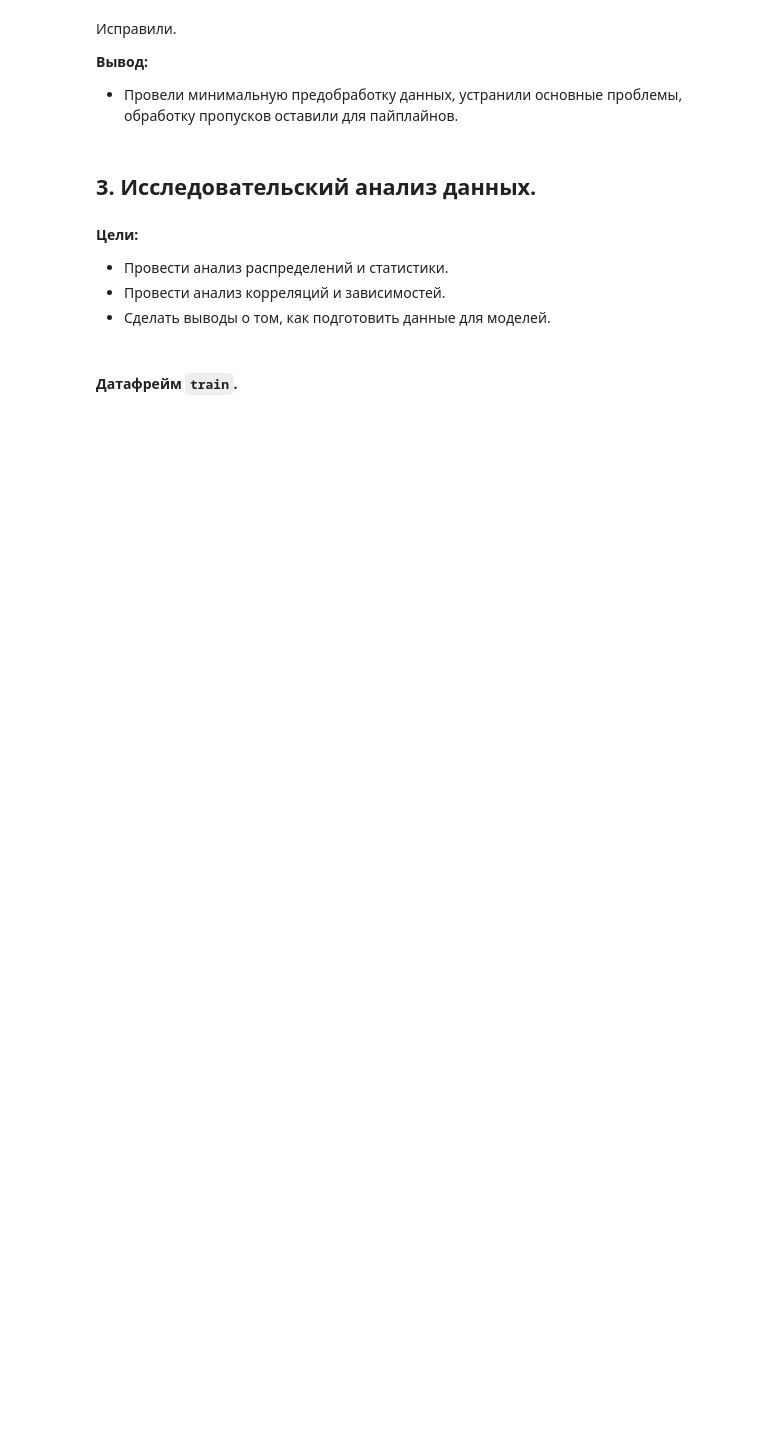
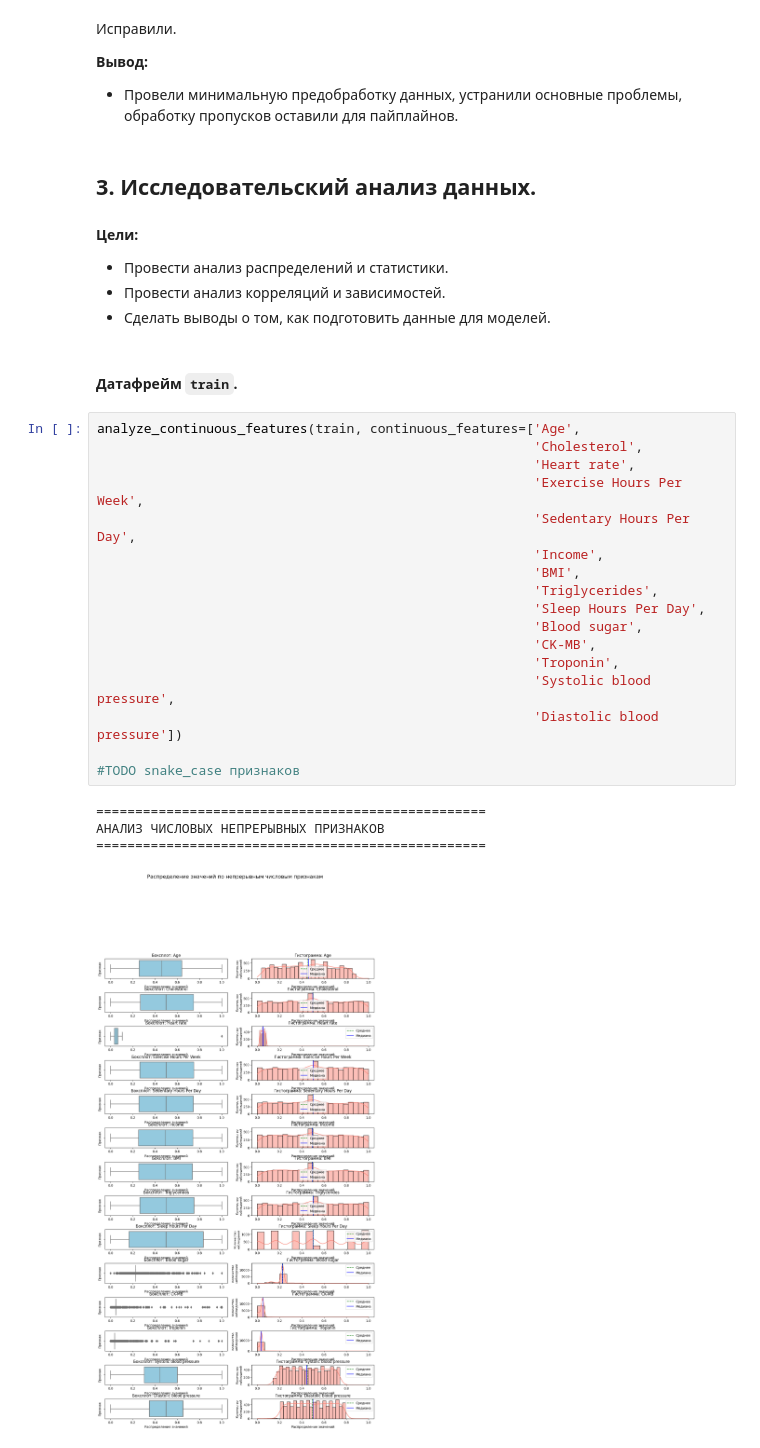
Before and after one commit to madLary/practicum-workshop-cvd-model, a Jupyter notebook: workshop-cdv-research.ipynb, the cells around one changed output. Saved outputs shown, nothing was run; the diff lists cells and outputs as text; blank space fills up the shorter version.

```diff
--- a/workshop-cdv-research.ipynb
+++ b/workshop-cdv-research.ipynb
@@ -480,3 +819,25 @@ memory usage: 196.2+ KB
 - Сделать выводы о том, как подготовить данные для моделей.
 # %% [markdown]
 #### Датафрейм `train`.
+# %%
+analyze_continuous_features(train, continuous_features=['Age',
+                                                        'Cholesterol',
+                                                        'Heart rate',
+                                                        'Exercise Hours Per Week',
+                                                        'Sedentary Hours Per Day',
+                                                        'Income',
+                                                        'BMI',
+                                                        'Triglycerides',
+                                                        'Sleep Hours Per Day',
+                                                        'Blood sugar',
+                                                        'CK-MB',
+                                                        'Troponin',
+                                                        'Systolic blood pressure',
+                                                        'Diastolic blood pressure'])
+
+#TODO snake_case признаков
+# %% [output]
+==================================================
+АНАЛИЗ ЧИСЛОВЫХ НЕПРЕРЫВНЫХ ПРИЗНАКОВ
+==================================================
+[figure, added]
```
Also changed, not shown: parts of 5 cells of this notebook, 1 other file.
